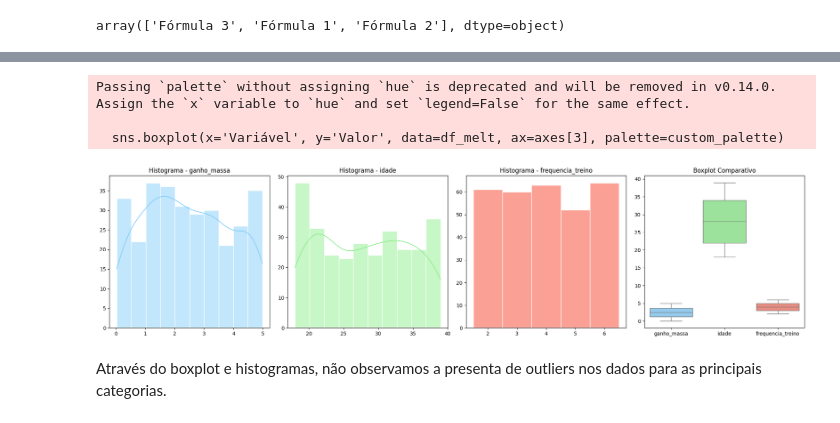
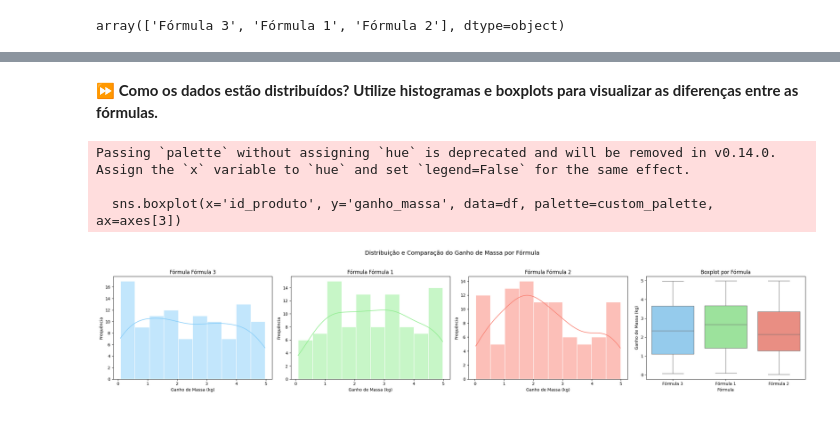
Before and after one commit to Femonello/bootcamp-data-analytics, a Jupyter notebook: Desafio_4_Squad_Fernanda.ipynb, the cells around one changed output, grey strips where cells are left out. Saved outputs shown, nothing was run; the diff lists cells and outputs as text; code cells hidden in the pictures.

```diff
--- a/Desafio_4_Squad_Fernanda.ipynb
+++ b/Desafio_4_Squad_Fernanda.ipynb
@@ -82,38 +102,36 @@ array(['Fórmula 3', 'Fórmula 1', 'Fórmula 2'], dtype=object)
+# %% [markdown]
+⏩ **Como os dados estão distribuídos? Utilize histogramas e boxplots para visualizar as diferenças entre as fórmulas.**
 # %%
-# Verificação de outliers
 
 # Paleta personalizada
 custom_palette = ['lightskyblue', 'lightgreen', 'salmon']
 
-# Lista de variáveis numéricas
-variaveis = ['ganho_massa', 'idade', 'frequencia_treino']
+# Fórmulas disponíveis
+formulas = df['id_produto'].unique()
 
 # Criação da figura com 1 linha e 4 colunas (3 histogramas + 1 boxplot)
-fig, axes = plt.subplots(nrows=1, ncols=4, figsize=(20, 5))
+fig, axes = plt.subplots(nrows=1, ncols=4, figsize=(24, 5), sharey=False)
 
-# Histogramas (colunas 0 a 2)
-for i, var in enumerate(variaveis):
-  if var == 'frequencia_treino':
-    sns.histplot(df[var], ax=axes[i], discrete=True, color=custom_palette[i], edgecolor='white')
-  else:
-    sns.histplot(df[var], ax=axes[i], kde=True, color=custom_palette[i], edgecolor='white')
-  axes[i].set_title(f'Histograma - {var}')
-  axes[i].set_xlabel('')
-  axes[i].set_ylabel('')
+# Histogramas separados por fórmula (colunas 0 a 2)
+for i, formula in enumerate(formulas):
+    subset = df[df['id_produto'] == formula]
+    sns.histplot(subset['ganho_massa'], kde=True, bins=10,
+                 color=custom_palette[i], edgecolor='white', ax=axes[i])
+    axes[i].set_title(f'Fórmula {formula}')
+    axes[i].set_xlabel('Ganho de Massa (kg)')
+    axes[i].set_ylabel('Frequência')
 
 # Boxplot comparativo na última coluna (coluna 3)
-df_melt = df[variaveis].melt(var_name='Variável', value_name='Valor')
-sns.boxplot(x='Variável', y='Valor', data=df_melt, ax=axes[3], palette=custom_palette)
-axes[3].set_title('Boxplot Comparativo')
-axes[3].set_xlabel('')
-axes[3].set_ylabel('')
+sns.boxplot(x='id_produto', y='ganho_massa', data=df, palette=custom_palette, ax=axes[3])
+axes[3].set_title('Boxplot por Fórmula')
+axes[3].set_xlabel('Fórmula')
+axes[3].set_ylabel('Ganho de Massa (kg)')
 
-plt.tight_layout()
+plt.suptitle('Distribuição e Comparação do Ganho de Massa por Fórmula', fontsize=14)
+plt.tight_layout(rect=[0, 0, 1, 0.95])
 plt.show()
 # %% [output]
 Passing `palette` without assigning `hue` is deprecated and will be removed in v0.14.0. Assign the `x` variable to `hue` and set `legend=False` for the same effect.
 
-  sns.boxplot(x='Variável', y='Valor', data=df_melt, ax=axes[3], palette=custom_palette)
+  sns.boxplot(x='id_produto', y='ganho_massa', data=df, palette=custom_palette, ax=axes[3])
-[figure, old version]
+[figure, new version]
-# %% [markdown]
-Através do boxplot e histogramas, não observamos a presenta de outliers nos dados para as principais categorias.
```
Also changed, not shown: parts of 22 cells of this notebook.
